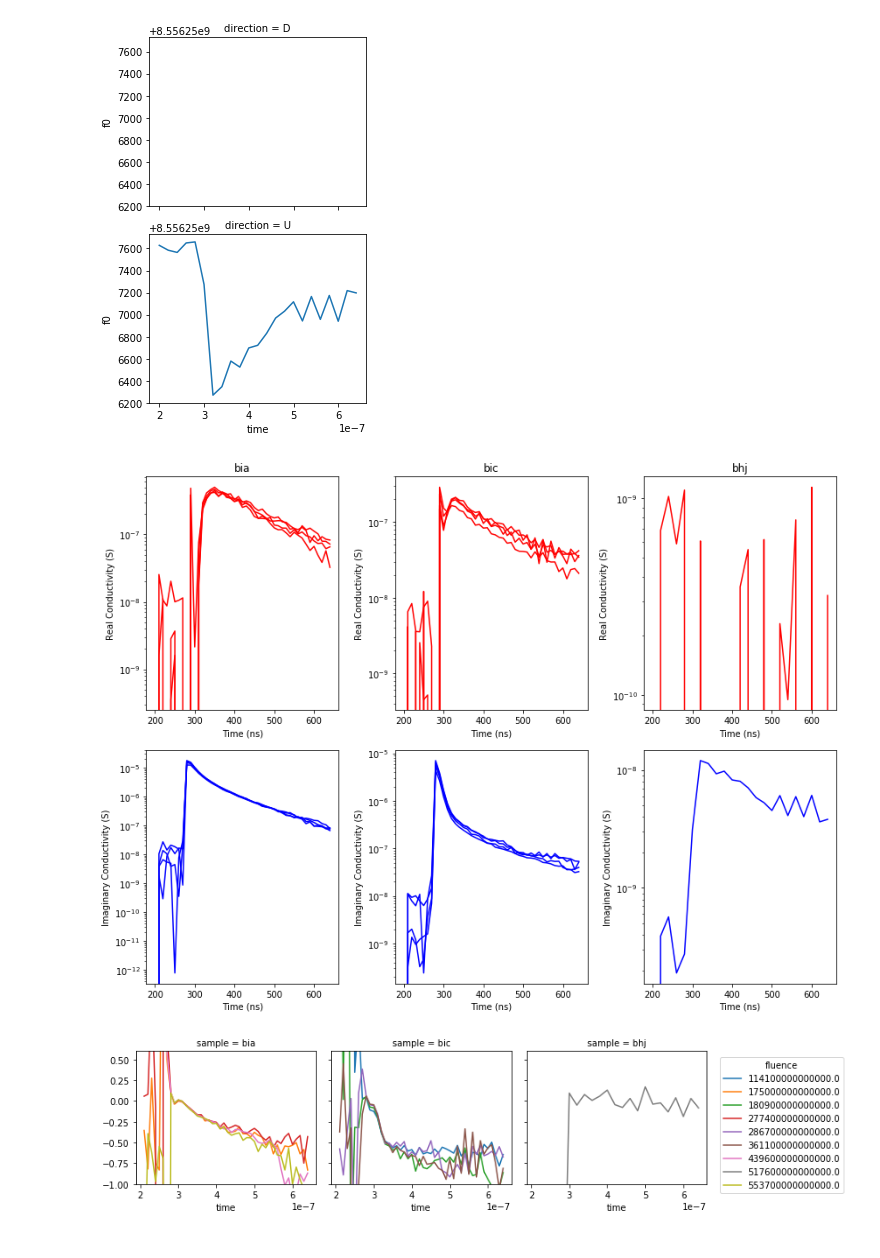
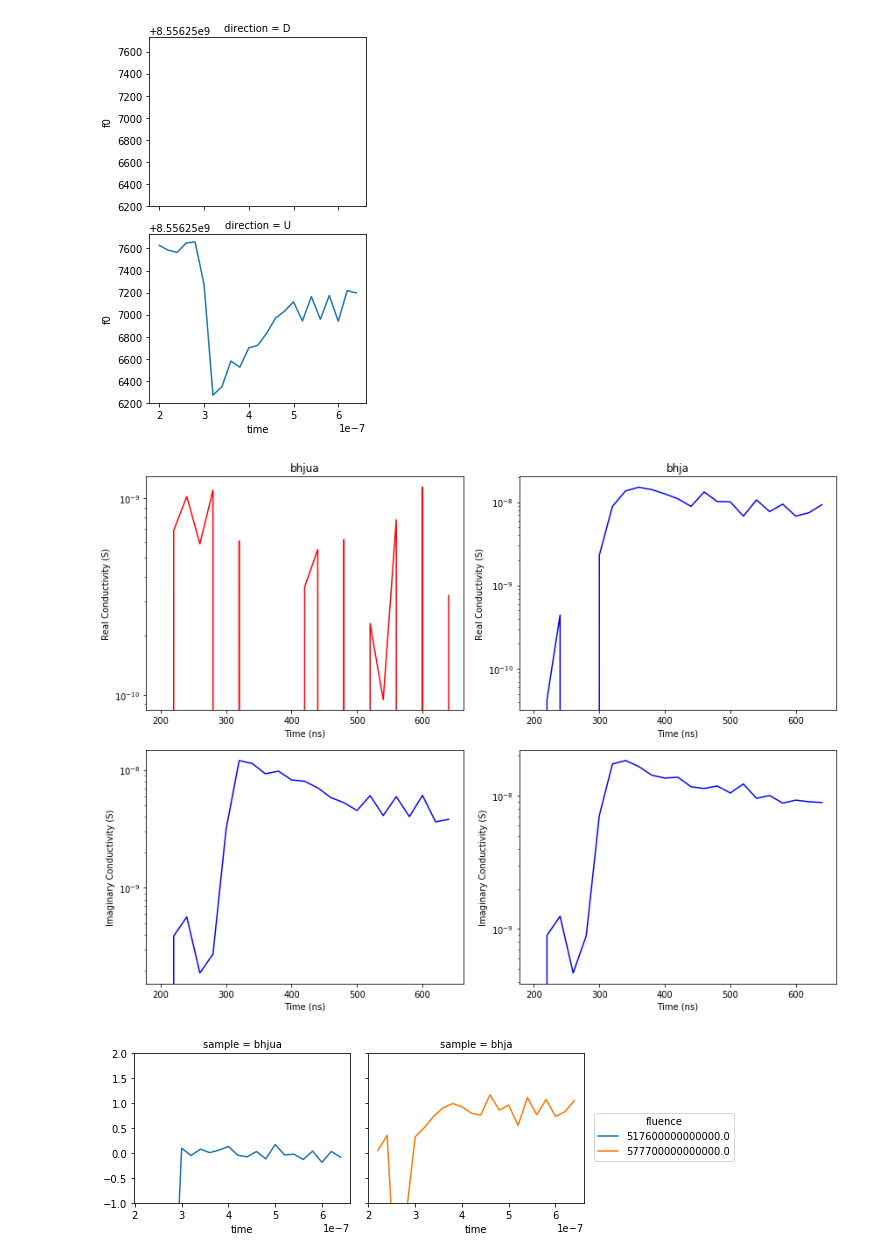
Before and after one commit to aspitarl/TRMC, a Jupyter notebook: RawDataAnalysis_Bi.ipynb, the cells around one changed output. Drawn from its saved outputs; the diff is of its cells as text; code cells hidden in the pictures.

Commit message:
get working for incomplete samples

```diff
--- a/RawDataAnalysis_Bi.ipynb
+++ b/RawDataAnalysis_Bi.ipynb
@@ -228,8 +219,8 @@ timesel2 = pd.Series(abs(times-time2)).idxmin()
 times = times[slice(timesel1,timesel2)]
 
 direcs = ['U']
-# samps = v0s.indexes['sample']
-samps = ['bia','bic','bhj']
+samps = v0s.indexes['sample']
+# samps = ['bia','bic','bhj']
 flus = slice(-1,-5,-1)
 seldicts = list(dict_product({'sample' :samps, 'direction':direcs}))
 # %% [markdown]
@@ -348,7 +339,7 @@ def vsplotxr(dv, vs = None, fit = None, v0 = None, fit_v0 = None , plotkwargs =
 # %%
 %matplotlib ipympl
 
-samp = 'bia'
+samp = 'bhja'
 
 dst = ds.sel(sample = samp).sel(direction = 'U').drop('direction') #try drop any fluence nan...
 
@@ -452,7 +443,7 @@ for axs in axes:
 
 fig.tight_layout()
 # %% [output]
-[figure, old version]
+[figure, new version]
 # %%
 ratio = sig_R_a/sig_I_a
 # %%
@@ -467,12 +458,12 @@ def dropna_fg(g):
 # %%
 g = ratio.dropna('fluence','all').plot(x='time',hue = 'fluence',col = 'sample')
 
 dropna_fg(g)
 
 for ax in g.axes[0]:
-    ax.set_ylim([-1,0.6])
+    ax.set_ylim([-1,2])
 # %% [output]
-[figure, old version]
+[figure, new version]
 # %%
 # res = g.sel(freq = 8.5420e9, method = 'nearest')
 
```
Also changed, not shown: parts of 11 cells of this notebook.
